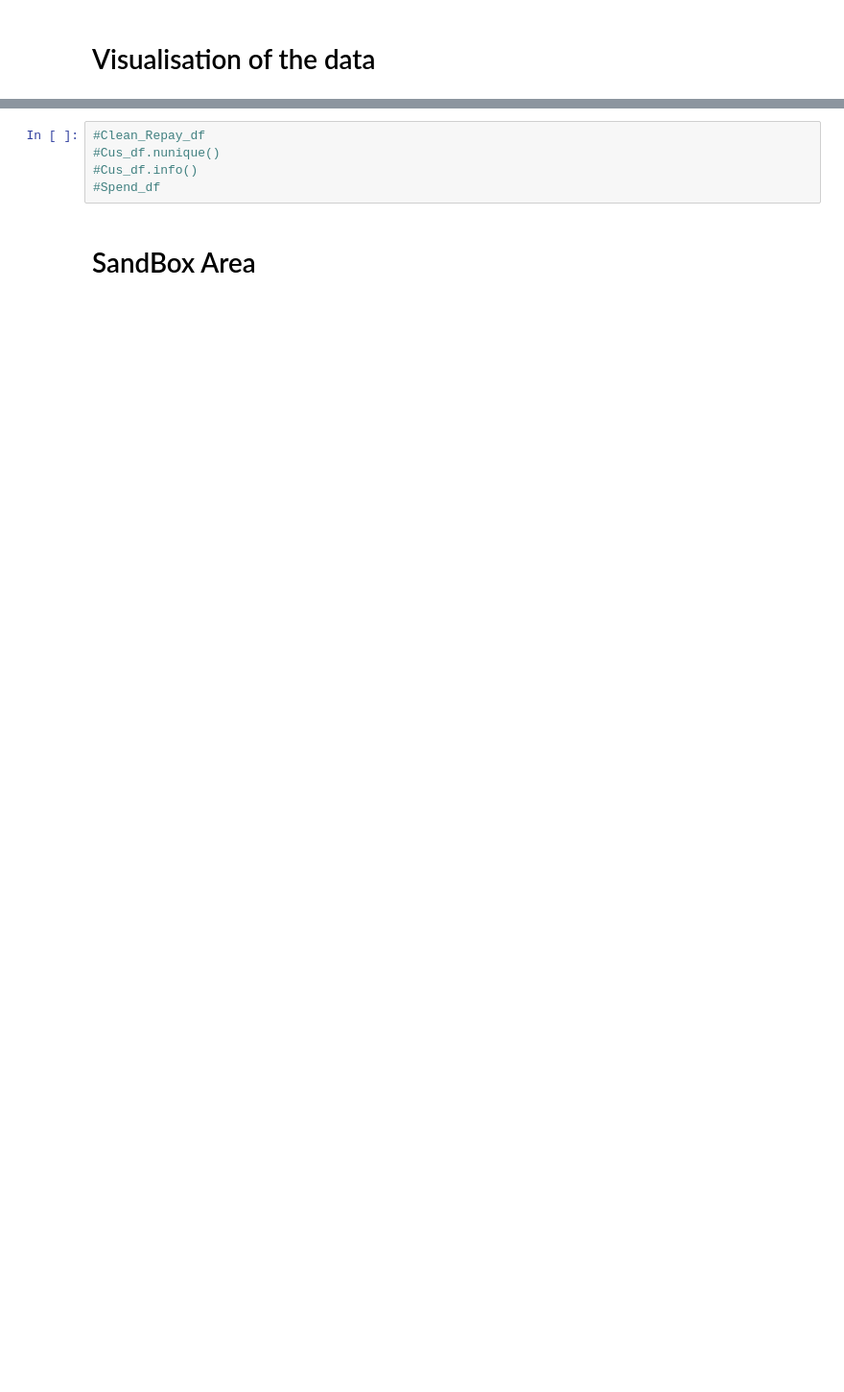
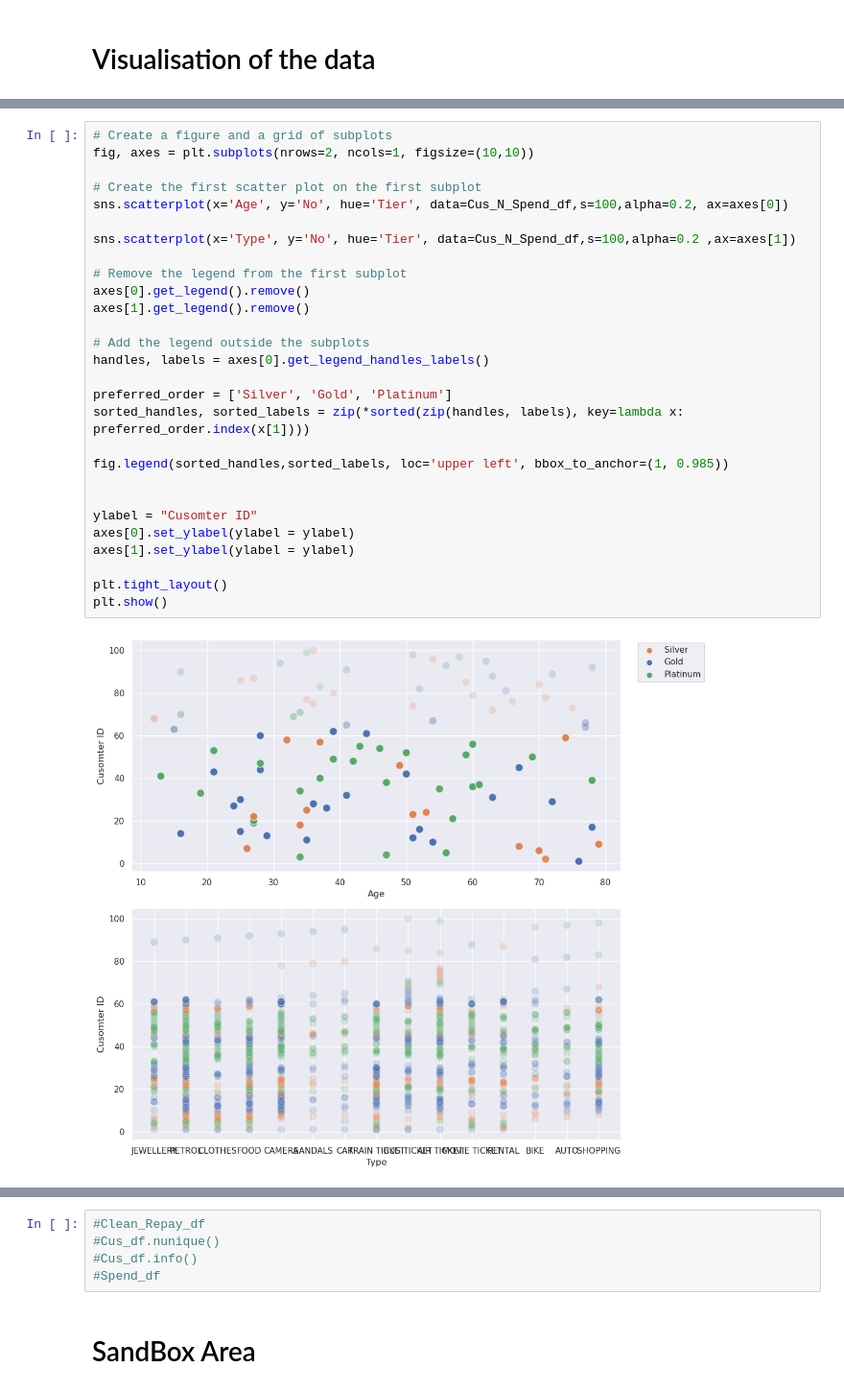
Before and after one commit to laysiong/Data-Analysis-Projects, a Jupyter notebook: credit-card-exploratory-data-analysis.ipynb, the cells around one changed output, grey strips where cells are left out. Shown at 96% size. Drawn from its saved outputs; the diff is of its cells as text; blank space fills up the shorter version.

```diff
--- a/credit-card-exploratory-data-analysis.ipynb
+++ b/credit-card-exploratory-data-analysis.ipynb
@@ -72,0 +150,30 @@ import plotly.express as px
+# %%
+# Create a figure and a grid of subplots
+fig, axes = plt.subplots(nrows=2, ncols=1, figsize=(10,10))
+
+# Create the first scatter plot on the first subplot
+sns.scatterplot(x='Age', y='No', hue='Tier', data=Cus_N_Spend_df,s=100,alpha=0.2, ax=axes[0])
+
+sns.scatterplot(x='Type', y='No', hue='Tier', data=Cus_N_Spend_df,s=100,alpha=0.2 ,ax=axes[1])
+
+# Remove the legend from the first subplot
+axes[0].get_legend().remove()
+axes[1].get_legend().remove()
+
+# Add the legend outside the subplots
+handles, labels = axes[0].get_legend_handles_labels()
+
+preferred_order = ['Silver', 'Gold', 'Platinum']
+sorted_handles, sorted_labels = zip(*sorted(zip(handles, labels), key=lambda x: preferred_order.index(x[1])))
+
+fig.legend(sorted_handles,sorted_labels, loc='upper left', bbox_to_anchor=(1, 0.985))
+
+
+ylabel = "Cusomter ID"
+axes[0].set_ylabel(ylabel = ylabel)
+axes[1].set_ylabel(ylabel = ylabel)
+
+plt.tight_layout()
+plt.show()
+# %% [output]
+[figure, added]
```
Also changed, not shown: parts of 25 cells of this notebook.
